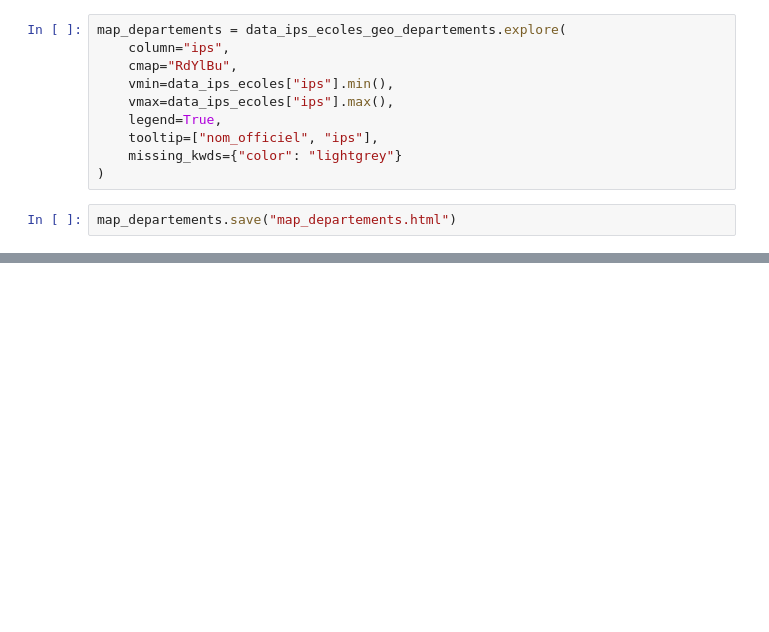
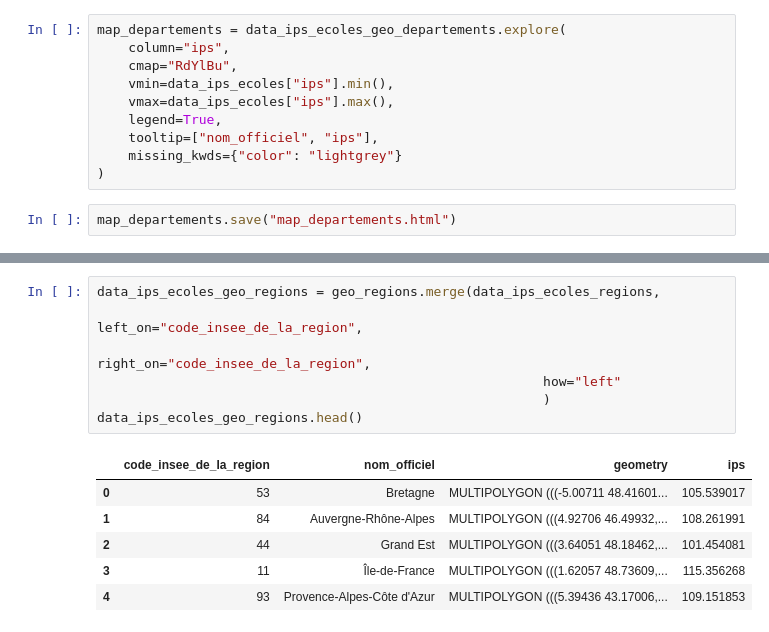
Before and after one commit to FlorentDaem/Data-Analysis-Education-Nationale, a Jupyter notebook: Analyse - Education.ipynb, the cells around one changed output, grey strips where cells are left out. Cells and saved outputs as stored; diff of their text form; blank space fills up the shorter version.

```diff
--- a/Analyse - Education.ipynb
+++ b/Analyse - Education.ipynb
@@ -393,0 +397,14 @@ map_departements.save("map_departements.html")
+# %%
+data_ips_ecoles_geo_regions = geo_regions.merge(data_ips_ecoles_regions,
+														 left_on="code_insee_de_la_region",
+														 right_on="code_insee_de_la_region",
+														 how="left"
+														 )
+data_ips_ecoles_geo_regions.head()
+# %% [output]
+|  | code_insee_de_la_region | nom_officiel | geometry | ips |
+| 0 | 53 | Bretagne | MULTIPOLYGON (((-5.00711 48.41601... | 105.539017 |
+| 1 | 84 | Auvergne-Rhône-Alpes | MULTIPOLYGON (((4.92706 46.49932,... | 108.261991 |
+| 2 | 44 | Grand Est | MULTIPOLYGON (((3.64051 48.18462,... | 101.454081 |
+| 3 | 11 | Île-de-France | MULTIPOLYGON (((1.62057 48.73609,... | 115.356268 |
+| 4 | 93 | Provence-Alpes-Côte d'Azur | MULTIPOLYGON (((5.39436 43.17006,... | 109.151853 |
```
Also changed, not shown: parts of 7 cells of this notebook.
